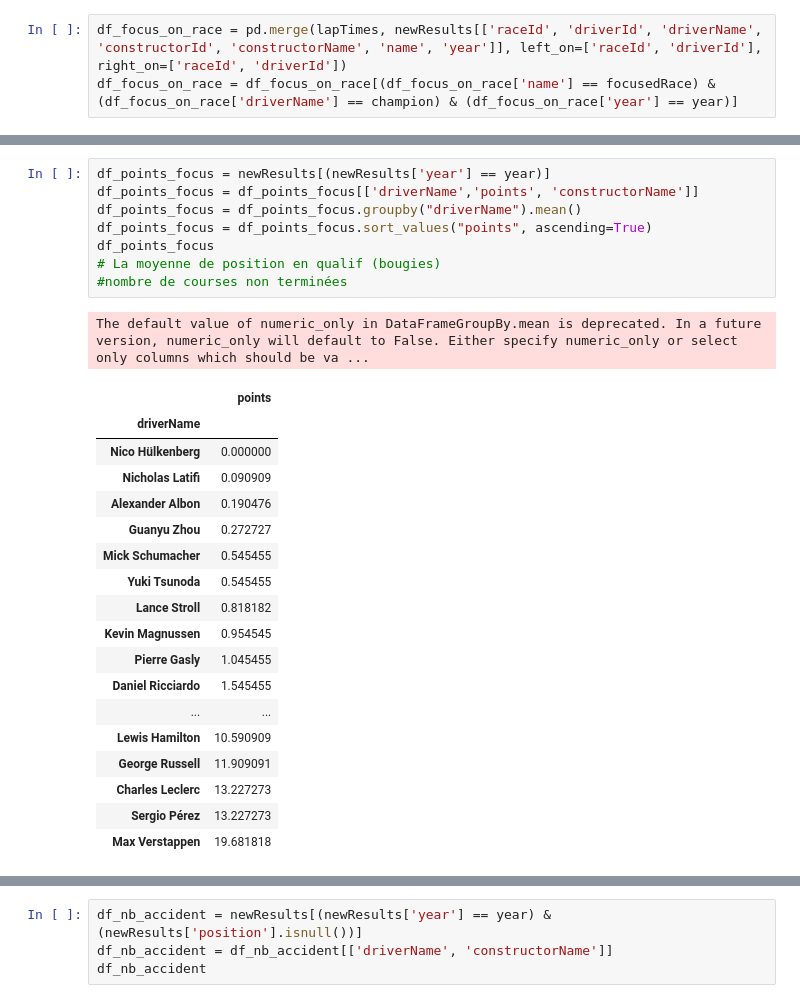
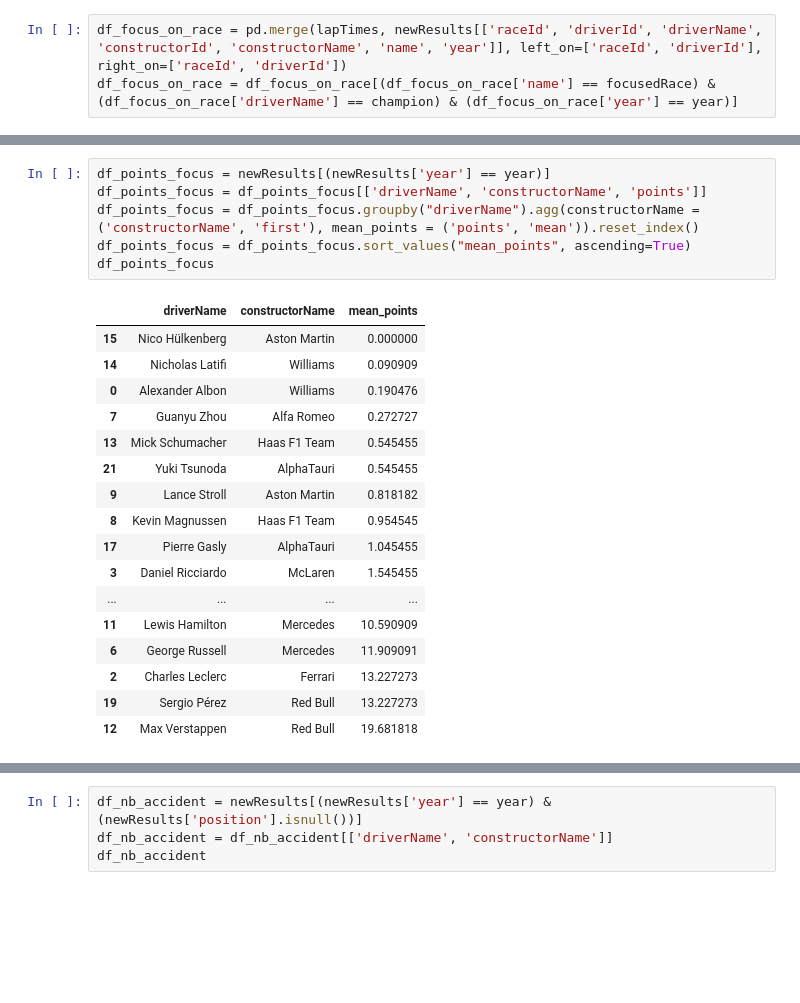
Before and after one commit to Kuramathi/F1-Reporting, a Jupyter notebook: src/main.ipynb, the cells around one changed output, grey strips where cells are left out. Saved outputs shown, nothing was run; the diff lists cells and outputs as text; blank space fills up the shorter version.

```diff
--- a/src/main.ipynb
+++ b/src/main.ipynb
@@ -123,30 +155,26 @@ fig.show()
 [interactive output not drawn]
 # %%
 df_points_focus = newResults[(newResults['year'] == year)]
-df_points_focus = df_points_focus[['driverName','points', 'constructorName']]
-df_points_focus = df_points_focus.groupby("driverName").mean()
-df_points_focus = df_points_focus.sort_values("points", ascending=True)
+df_points_focus = df_points_focus[['driverName', 'constructorName', 'points']]
+df_points_focus = df_points_focus.groupby("driverName").agg(constructorName = ('constructorName', 'first'), mean_points = ('points', 'mean')).reset_index()
+df_points_focus = df_points_focus.sort_values("mean_points", ascending=True)
 df_points_focus
-# La moyenne de position en qualif (bougies)
-#nombre de courses non terminées
 # %% [output]
-The default value of numeric_only in DataFrameGroupBy.mean is deprecated. In a future version, numeric_only will default to False. Either specify numeric_only or select only columns which should be va ...
-|  | points |
-| driverName |  |
-| Nico Hülkenberg | 0.000000 |
-| Nicholas Latifi | 0.090909 |
-| Alexander Albon | 0.190476 |
-| Guanyu Zhou | 0.272727 |
-| Mick Schumacher | 0.545455 |
-| Yuki Tsunoda | 0.545455 |
-| Lance Stroll | 0.818182 |
-| Kevin Magnussen | 0.954545 |
-| Pierre Gasly | 1.045455 |
-| Daniel Ricciardo | 1.545455 |
-| ... | ... |
-| Lewis Hamilton | 10.590909 |
-| George Russell | 11.909091 |
-| Charles Leclerc | 13.227273 |
-| Sergio Pérez | 13.227273 |
-| Max Verstappen | 19.681818 |
+|  | driverName | constructorName | mean_points |
+| 15 | Nico Hülkenberg | Aston Martin | 0.000000 |
+| 14 | Nicholas Latifi | Williams | 0.090909 |
+| 0 | Alexander Albon | Williams | 0.190476 |
+| 7 | Guanyu Zhou | Alfa Romeo | 0.272727 |
+| 13 | Mick Schumacher | Haas F1 Team | 0.545455 |
+| 21 | Yuki Tsunoda | AlphaTauri | 0.545455 |
+| 9 | Lance Stroll | Aston Martin | 0.818182 |
+| 8 | Kevin Magnussen | Haas F1 Team | 0.954545 |
+| 17 | Pierre Gasly | AlphaTauri | 1.045455 |
+| 3 | Daniel Ricciardo | McLaren | 1.545455 |
+| ... | ... | ... | ... |
+| 11 | Lewis Hamilton | Mercedes | 10.590909 |
+| 6 | George Russell | Mercedes | 11.909091 |
+| 2 | Charles Leclerc | Ferrari | 13.227273 |
+| 19 | Sergio Pérez | Red Bull | 13.227273 |
+| 12 | Max Verstappen | Red Bull | 19.681818 |
 # %%
```
Also changed, not shown: parts of 10 cells of this notebook.
